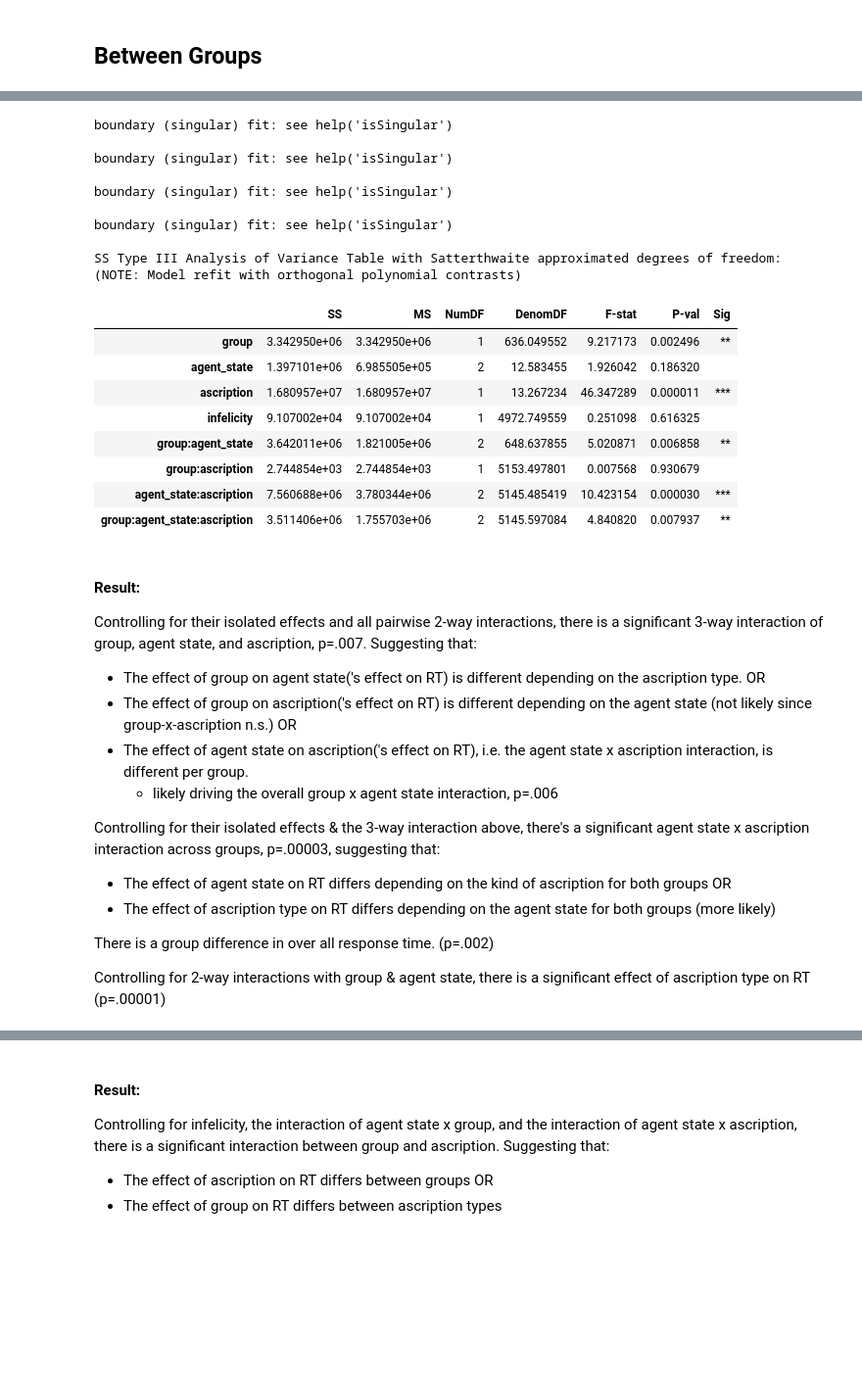
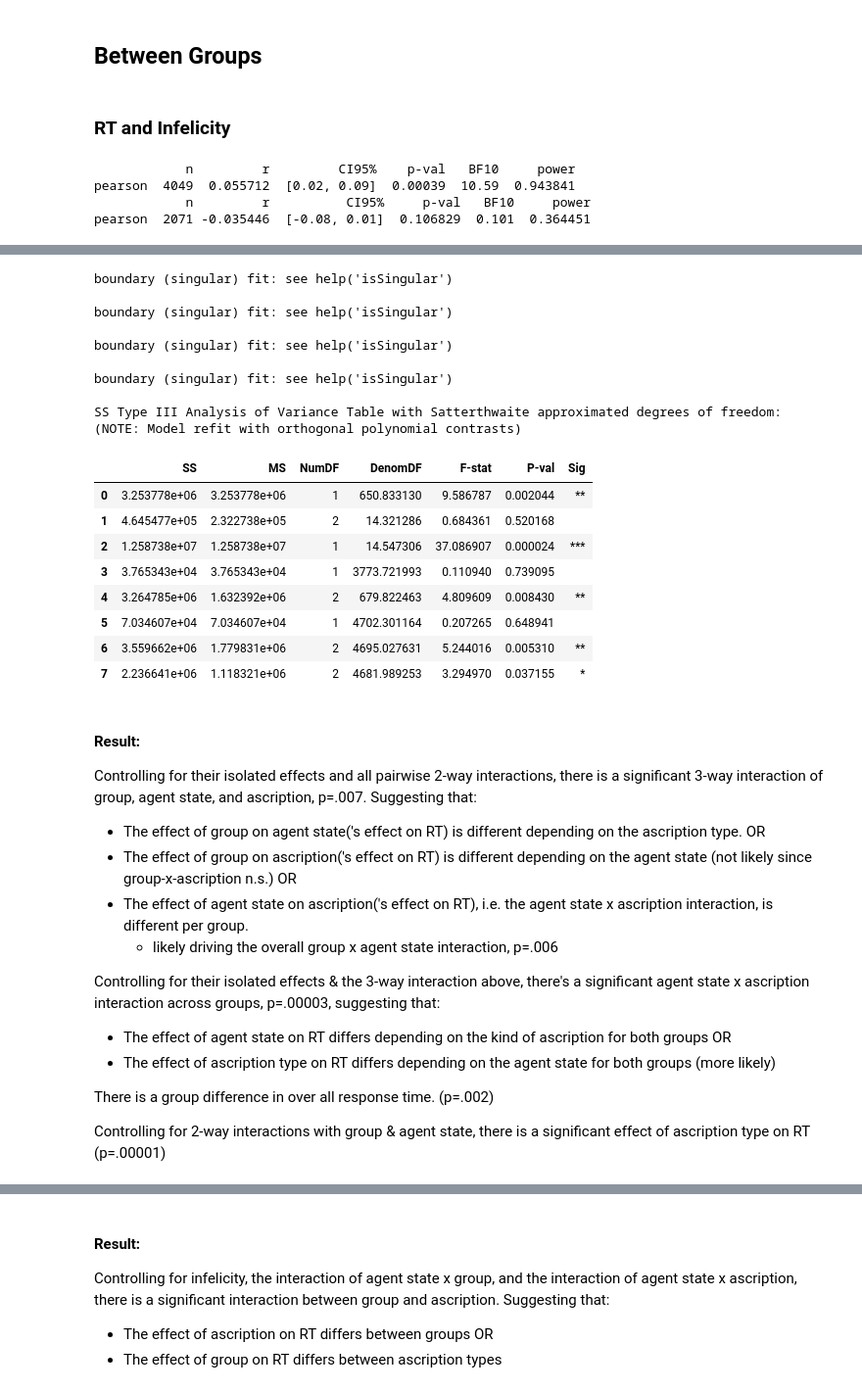
Before and after one commit to BryanGonzalez262/KnowledgeBeliefASD, a Jupyter notebook: analysis/rt_analysis.ipynb, the cells around one changed output, grey strips where cells are left out. Shown at 98% size. Saved outputs shown, nothing was run; the diff lists cells and outputs as text; code cells hidden in the pictures; blank space fills up the shorter version.

```diff
--- a/analysis/rt_analysis.ipynb
+++ b/analysis/rt_analysis.ipynb
@@ -10,11 +7,23 @@ import warnings
 warnings.filterwarnings('ignore')
 
 dat = pd.read_csv('./Data/full_sample_clean.csv', index_col=0)
-df = dat.loc[dat.in_sample == True].reset_index(drop=True).drop('diag', axis=1)
+df = dat.loc[(dat.in_sample == True)&(dat.correct ==True)].reset_index(drop=True).drop('diag', axis=1)
 # %% [markdown]
 # Response Time
 # %% [markdown]
 ## Between Groups
+# %% [markdown]
+### RT and Infelicity
+# %%
+import pingouin as pg
+ddf =df.loc[(df.in_sample == True) &(df.correct==True)]
+print(pg.corr(x=ddf.loc[ddf.group == 'neurotypical'].infelicity.values, y=ddf.loc[ddf.group == 'neurotypical'].rt.values))
+print(pg.corr(x=ddf.loc[ddf.group == 'autism'].infelicity.values, y=ddf.loc[ddf.group == 'autism'].rt.values))
+# %% [output]
+            n         r         CI95%    p-val   BF10     power
+pearson  4049  0.055712  [0.02, 0.09]  0.00039  10.59  0.943841
+            n         r          CI95%     p-val   BF10     power
+pearson  2071 -0.035446  [-0.08, 0.01]  0.106829  0.101  0.364451
 # %%
 mod_factors = {'group':df.group.unique().tolist(), 'agent_state':df.agent_state.unique().tolist(),
                'ascription': df.ascription.unique().tolist(), 'item':[str(x) for x in range(1,13)]}
@@ -24,36 +33,36 @@ rand_fx = ' + (agent_state + ascription|item) + (agent_state|subject)'
 ![](Figures/groupxascrip_rt.png)
 # %%
 mb0 = Lmer('rt ~ group*agent_state*ascription + infelicity'+rand_fx, data=df)
-mb0.fit(factors=mod_factors, summarize=False)
+mb0.fit(factors=mod_factors, summarize=False, REML=False)
 mb1 = Lmer('rt ~ group:agent_state + group:ascription + agent_state:ascription + infelicity'+rand_fx, data=df)
-mb1.fit(factors=mod_factors, summarize=False)
+mb1.fit(factors=mod_factors, summarize=False, REML=False)
 three_way = Lmer.anova(mb0, mb1)
 three_way.iloc[:]
 # %% [output]
 boundary (singular) fit: see help('isSingular')
 
 boundary (singular) fit: see help('isSingular')
 
 boundary (singular) fit: see help('isSingular')
 
 boundary (singular) fit: see help('isSingular')
 
 SS Type III Analysis of Variance Table with Satterthwaite approximated degrees of freedom:
 (NOTE: Model refit with orthogonal polynomial contrasts)
 |  | SS | MS | NumDF | DenomDF | F-stat | P-val | Sig |
-| group | 3.342950e+06 | 3.342950e+06 | 1 | 636.049552 | 9.217173 | 0.002496 | ** |
-| agent_state | 1.397101e+06 | 6.985505e+05 | 2 | 12.583455 | 1.926042 | 0.186320 |  |
-| ascription | 1.680957e+07 | 1.680957e+07 | 1 | 13.267234 | 46.347289 | 0.000011 | *** |
-| infelicity | 9.107002e+04 | 9.107002e+04 | 1 | 4972.749559 | 0.251098 | 0.616325 |  |
-| group:agent_state | 3.642011e+06 | 1.821005e+06 | 2 | 648.637855 | 5.020871 | 0.006858 | ** |
-| group:ascription | 2.744854e+03 | 2.744854e+03 | 1 | 5153.497801 | 0.007568 | 0.930679 |  |
-| agent_state:ascription | 7.560688e+06 | 3.780344e+06 | 2 | 5145.485419 | 10.423154 | 0.000030 | *** |
-| group:agent_state:ascription | 3.511406e+06 | 1.755703e+06 | 2 | 5145.597084 | 4.840820 | 0.007937 | ** |
+| 0 | 3.253778e+06 | 3.253778e+06 | 1 | 650.833130 | 9.586787 | 0.002044 | ** |
+| 1 | 4.645477e+05 | 2.322738e+05 | 2 | 14.321286 | 0.684361 | 0.520168 |  |
+| 2 | 1.258738e+07 | 1.258738e+07 | 1 | 14.547306 | 37.086907 | 0.000024 | *** |
+| 3 | 3.765343e+04 | 3.765343e+04 | 1 | 3773.721993 | 0.110940 | 0.739095 |  |
+| 4 | 3.264785e+06 | 1.632392e+06 | 2 | 679.822463 | 4.809609 | 0.008430 | ** |
+| 5 | 7.034607e+04 | 7.034607e+04 | 1 | 4702.301164 | 0.207265 | 0.648941 |  |
+| 6 | 3.559662e+06 | 1.779831e+06 | 2 | 4695.027631 | 5.244016 | 0.005310 | ** |
+| 7 | 2.236641e+06 | 1.118321e+06 | 2 | 4681.989253 | 3.294970 | 0.037155 | * |
 # %% [markdown]
 #### Result:
 Controlling for their isolated effects and all pairwise 2-way interactions, there is a significant 3-way interaction of group, agent state, and ascription, p=.007. Suggesting that:
  - The effect of group on agent state('s effect on RT) is different depending on the ascription type.
-   OR
+OR
  - The effect of group on ascription('s effect on RT) is different depending on the agent state (not likely since group-x-ascription n.s.)
 OR
  - The effect of agent state on ascription('s effect on RT), i.e. the agent state x ascription interaction, is different per group.
```
Also changed, not shown: parts of 25 cells of this notebook.
